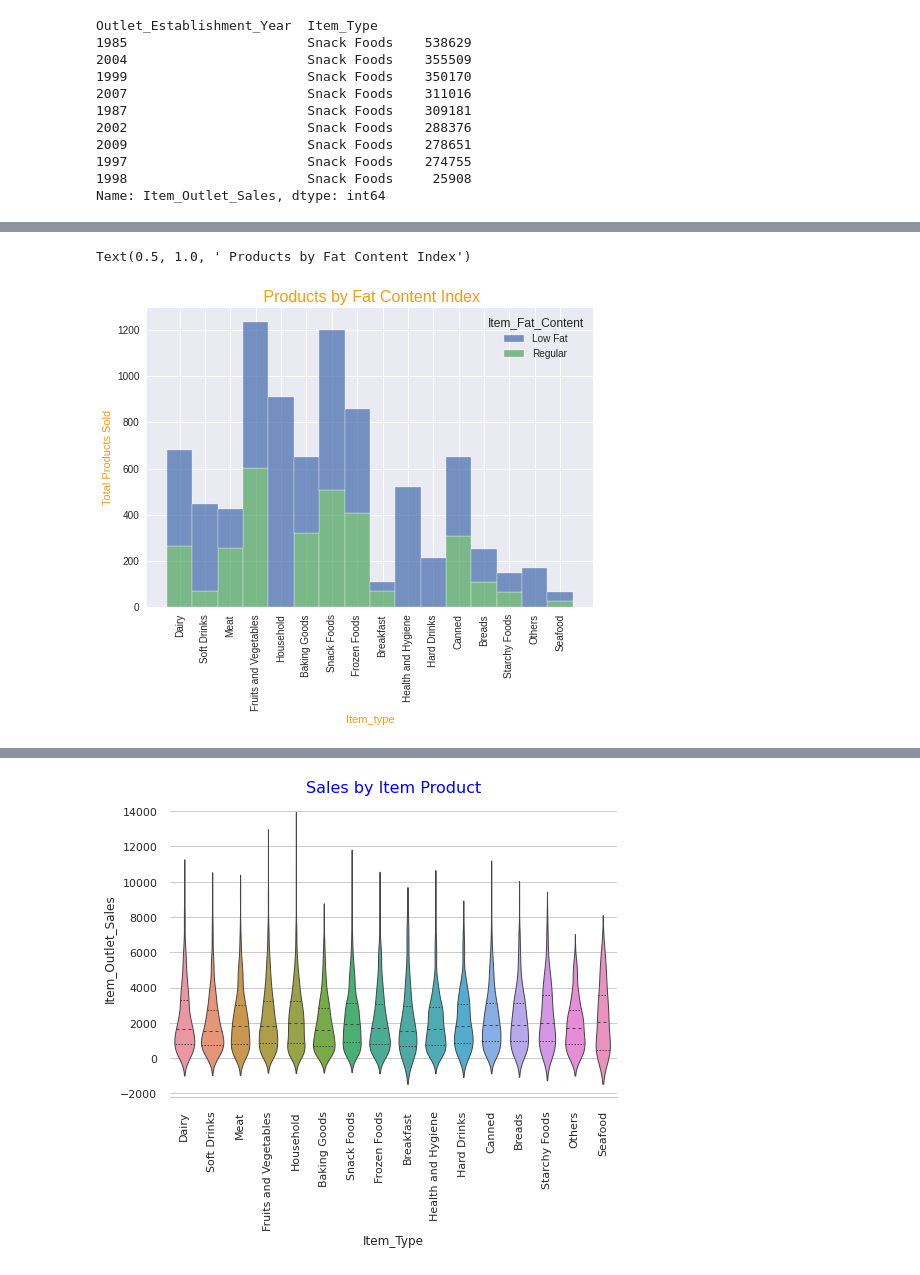
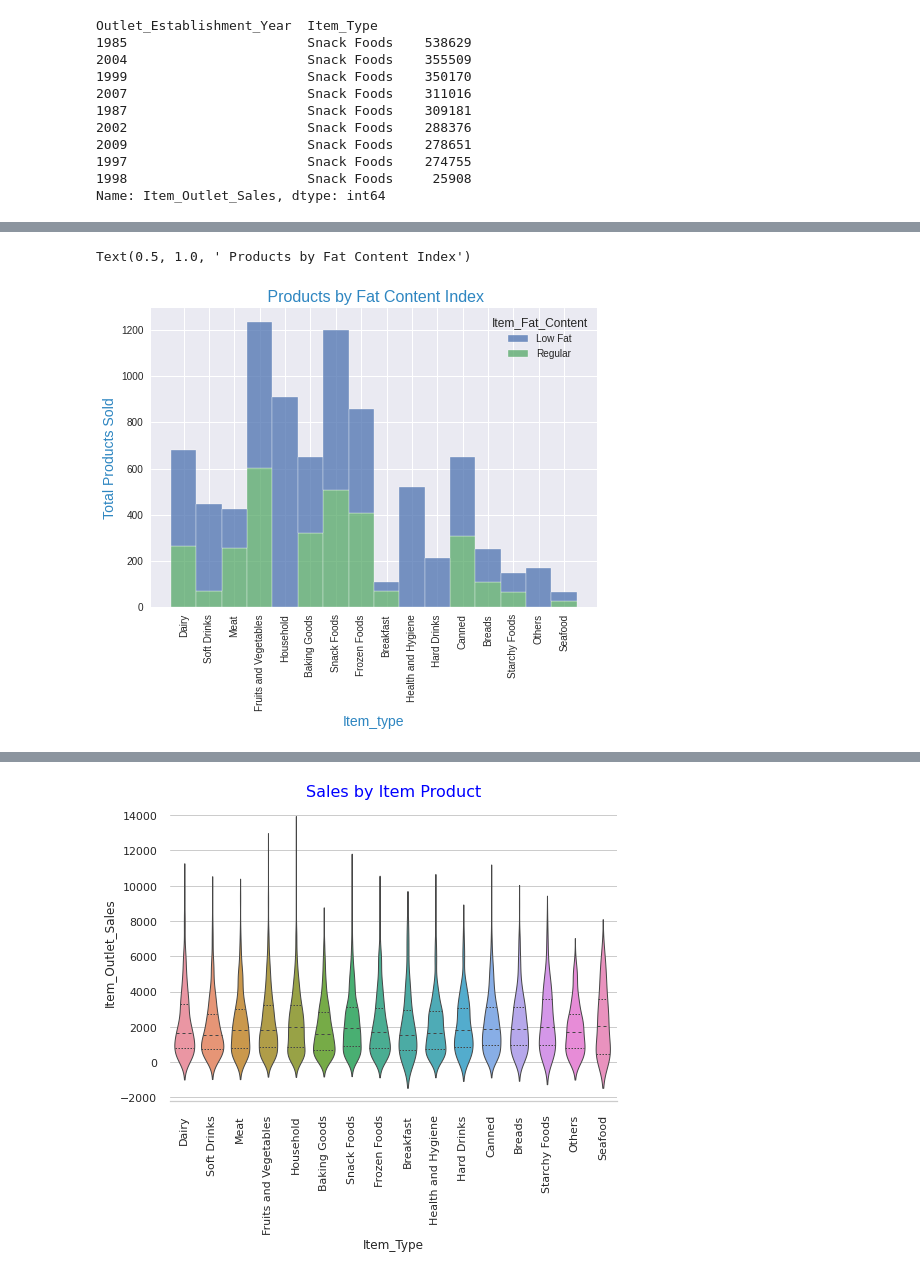
Before and after one commit to Angelica2929/sales_prediction, a Jupyter notebook: Prediccion_Ventas.ipynb, the cells around one changed output, grey strips where cells are left out. Cells and saved outputs as stored; diff of their text form; code cells hidden in the pictures.

```diff
--- a/Prediccion_Ventas.ipynb
+++ b/Prediccion_Ventas.ipynb
@@ -606,15 +606,15 @@ Name: Item_Outlet_Sales, dtype: float64
 # %%
 #Se grafican las categorias de producto mostrando el indice de contenido graso, soreprendentemente las frutas y los snacks
 #tienen un nivel de Contenido Regular Graso muy similar
 sns.histplot(binwidth=0.5, x="Item_Type", hue="Item_Fat_Content", data=df, stat="count", multiple="stack")
 plt.xticks(rotation = 90);
 sep =10
-plt.ylabel('Total Products Sold', c = '#F39C12')
-plt.xlabel('Item_type', c = '#F39C12')
-plt.title(' Products by Fat Content Index', fontsize= 16 , c= '#F39C12')
+plt.ylabel('Total Products Sold', c = '#2E86C1',fontsize= 14)
+plt.xlabel('Item_type', c = '#2E86C1', fontsize= 14)
+plt.title(' Products by Fat Content Index', fontsize= 16 , c= '#2E86C1')
 # %% [output]
 Text(0.5, 1.0, ' Products by Fat Content Index')
-[figure, old version]
+[figure, new version]
 # %%
 #El comportamiento de las ventas de estas 2 categorias de productos es muy similar, tan similar, que para el 2010
 #caen las ventas al mismo nivel, y hay periodos de tiempo, donde el nivel de ventas de snacks es superior.
```
Also changed, not shown: parts of 14 cells of this notebook.
